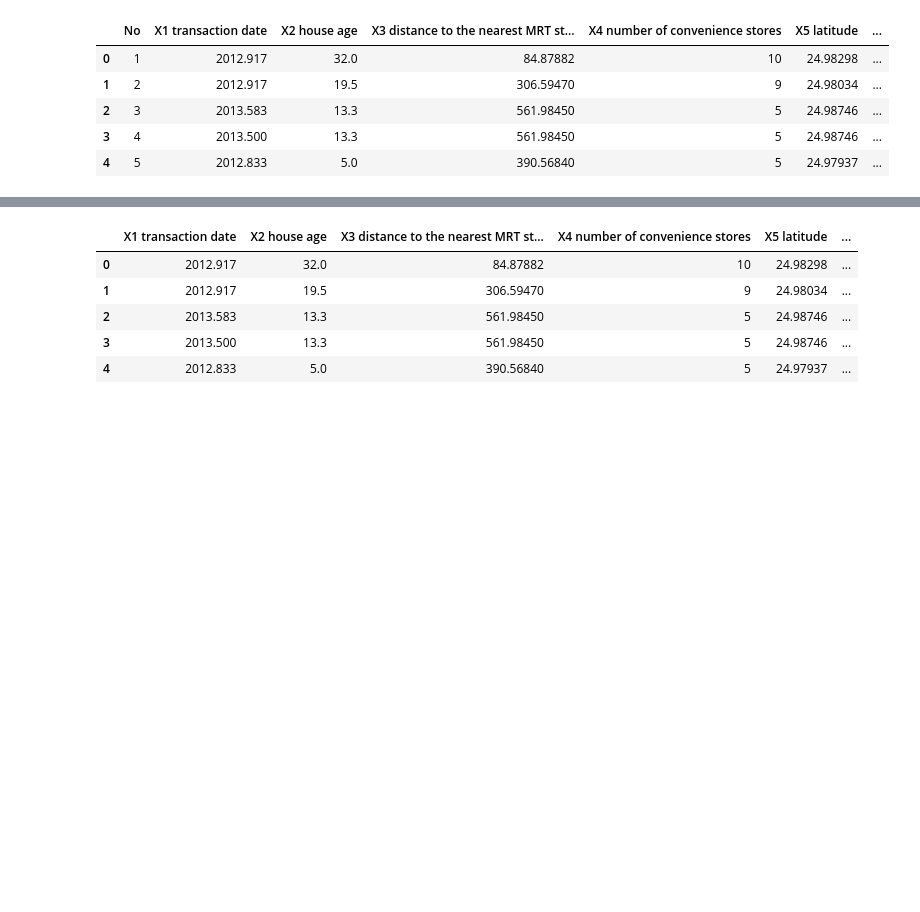
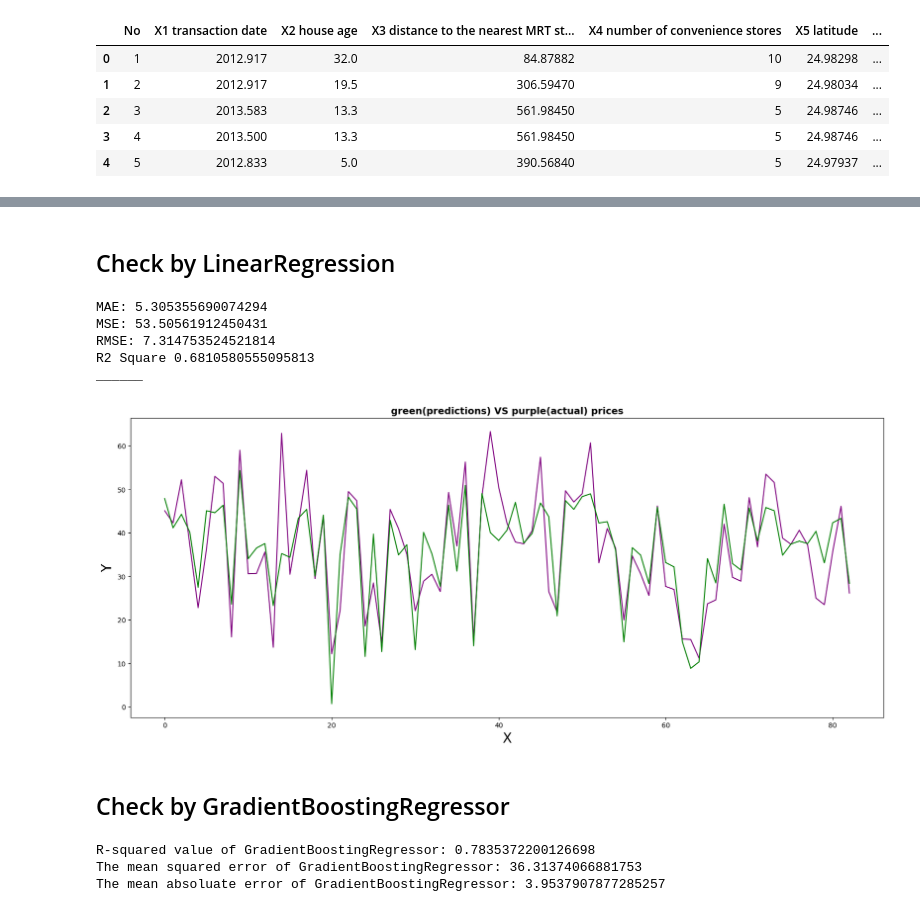
Before and after one commit to xkxixnxgx/spbpu_sdt_homeworks, a Jupyter notebook: homeworks/07/Homework7-YuryBarodzich.ipynb, the cells around one changed output, grey strips where cells are left out. Cells and saved outputs as stored; diff of their text form; code cells hidden in the pictures; blank space fills up the shorter version.

```diff
--- a/homeworks/07/Homework7-YuryBarodzich.ipynb
+++ b/homeworks/07/Homework7-YuryBarodzich.ipynb
@@ -19,9 +91,0 @@ data.drop(['Y house price of unit area', 'No'], axis=1, inplace=True)
-# %%
-data.head()
-# %% [output]
-|  | X1 transaction date | X2 house age | X3 distance to the nearest MRT st... | X4 number of convenience stores | X5 latitude | ... |
-| 0 | 2012.917 | 32.0 | 84.87882 | 10 | 24.98298 | ... |
-| 1 | 2012.917 | 19.5 | 306.59470 | 9 | 24.98034 | ... |
-| 2 | 2013.583 | 13.3 | 561.98450 | 5 | 24.98746 | ... |
-| 3 | 2013.500 | 13.3 | 561.98450 | 5 | 24.98746 | ... |
-| 4 | 2012.833 | 5.0 | 390.56840 | 5 | 24.97937 | ... |
@@ -55,0 +95,39 @@ X_train,X_test,y_train,y_test = train_test_split(data, y, test_size=0.2, random_
+# %% [markdown]
+## Check by LinearRegression
+# %%
+from sklearn.linear_model import LinearRegression
+lr = LinearRegression()
+lr.fit(X_train,y_train)
+y_pred = lr.predict(X_test)
+
+LinearRegression_Yury = print_evaluate(y_test, y_pred)
+# %% [output]
+MAE: 5.305355690074294
+MSE: 53.50561912450431
+RMSE: 7.314753524521814
+R2 Square 0.6810580555095813
+______
+# %%
+plt.figure(figsize = (20, 8))
+plt.plot(y_test.to_numpy(dtype=object)[:100], color = "purple")
+plt.plot(y_pred[:100], color = "green")
+plt.title("green(predictions) VS purple(actual) prices", fontsize = 14, fontweight = "bold") #updated here
+plt.ylabel("Y",fontsize = 20)
+plt.xlabel("X",fontsize = 20)
+
+plt.show()
+# %% [output]
+[figure, added]
+# %% [markdown]
+## Check by GradientBoostingRegressor
+# %%
+from sklearn.ensemble import GradientBoostingRegressor
+gbr = GradientBoostingRegressor()
+gbr.fit(X_train, y_train)
+gbr_y_pred = gbr.predict(X_test)
+
+GradientBoostingRegressor_Yury = print_evaluate_r_square_mse_mae(X_test, y_test, gbr_y_pred)
+# %% [output]
+R-squared value of GradientBoostingRegressor: 0.7835372200126698
+The mean squared error of GradientBoostingRegressor: 36.31374066881753
+The mean absoluate error of GradientBoostingRegressor: 3.9537907877285257
```
Also changed, not shown: parts of 34 cells of this notebook.
